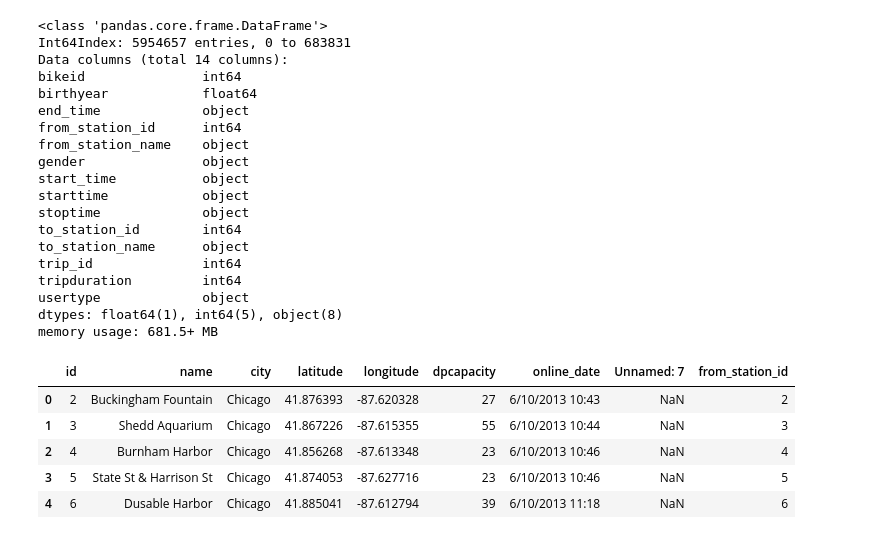
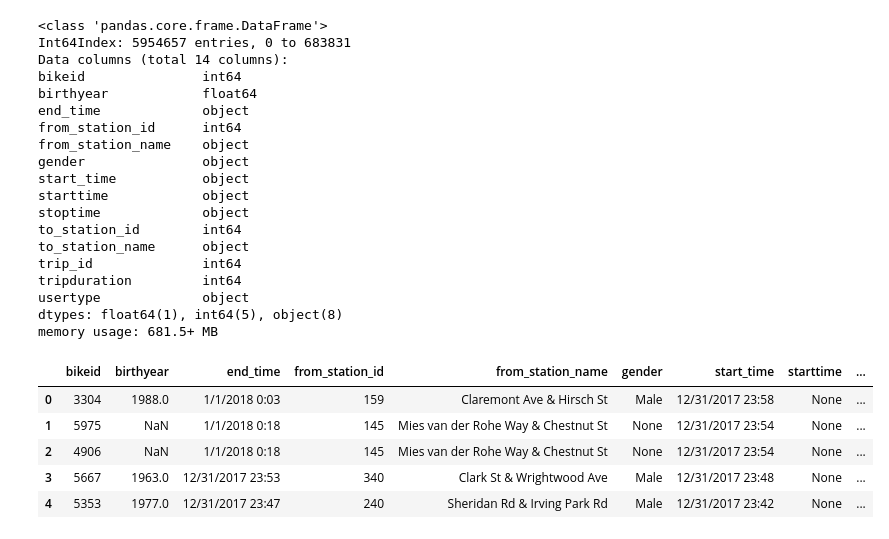
Before and after one commit to sponre01/ETL_Chicago_Divvy_vs_Taxi, a Jupyter notebook: ETL_Project_ML.ipynb, the cells around one changed output. Drawn from its saved outputs; the diff is of its cells as text; code cells hidden in the pictures.

```diff
--- a/ETL_Project_ML.ipynb
+++ b/ETL_Project_ML.ipynb
@@ -95,13 +95,3 @@ dtypes: float64(1), int64(5), object(8)
 memory usage: 681.5+ MB
 # %%
 # Combine Stations Divvy Data File and store into Pandas DataFrame
-# %%
-Divvy_Stations_2017_Q3Q4_df["from_station_id"]=Divvy_Stations_2017_Q3Q4_df["id"]
-Divvy_Stations_2017_Q3Q4_df.head()
-# %% [output]
-|  | id | name | city | latitude | longitude | dpcapacity | online_date | Unnamed: 7 | from_station_id |
-| 0 | 2 | Buckingham Fountain | Chicago | 41.876393 | -87.620328 | 27 | 6/10/2013 10:43 | NaN | 2 |
-| 1 | 3 | Shedd Aquarium | Chicago | 41.867226 | -87.615355 | 55 | 6/10/2013 10:44 | NaN | 3 |
-| 2 | 4 | Burnham Harbor | Chicago | 41.856268 | -87.613348 | 23 | 6/10/2013 10:46 | NaN | 4 |
-| 3 | 5 | State St & Harrison St | Chicago | 41.874053 | -87.627716 | 23 | 6/10/2013 10:46 | NaN | 5 |
-| 4 | 6 | Dusable Harbor | Chicago | 41.885041 | -87.612794 | 39 | 6/10/2013 11:18 | NaN | 6 |
@@ -107,0 +110,10 @@ Divvy_Stations_2017_Q3Q4_df.head()
+# %%
+#read the test table up there
+pd.read_sql('SELECT * FROM TEST_Divvy_Trips', conn)
+# %% [output]
+|  | bikeid | birthyear | end_time | from_station_id | from_station_name | gender | start_time | starttime | ... |
+| 0 | 3304 | 1988.0 | 1/1/2018 0:03 | 159 | Claremont Ave & Hirsch St | Male | 12/31/2017 23:58 | None | ... |
+| 1 | 5975 | NaN | 1/1/2018 0:18 | 145 | Mies van der Rohe Way & Chestnut St | None | 12/31/2017 23:54 | None | ... |
+| 2 | 4906 | NaN | 1/1/2018 0:18 | 145 | Mies van der Rohe Way & Chestnut St | None | 12/31/2017 23:54 | None | ... |
+| 3 | 5667 | 1963.0 | 12/31/2017 23:53 | 340 | Clark St & Wrightwood Ave | Male | 12/31/2017 23:48 | None | ... |
+| 4 | 5353 | 1977.0 | 12/31/2017 23:47 | 240 | Sheridan Rd & Irving Park Rd | Male | 12/31/2017 23:42 | None | ... |
```
Also changed, not shown: parts of 4 cells of this notebook.
